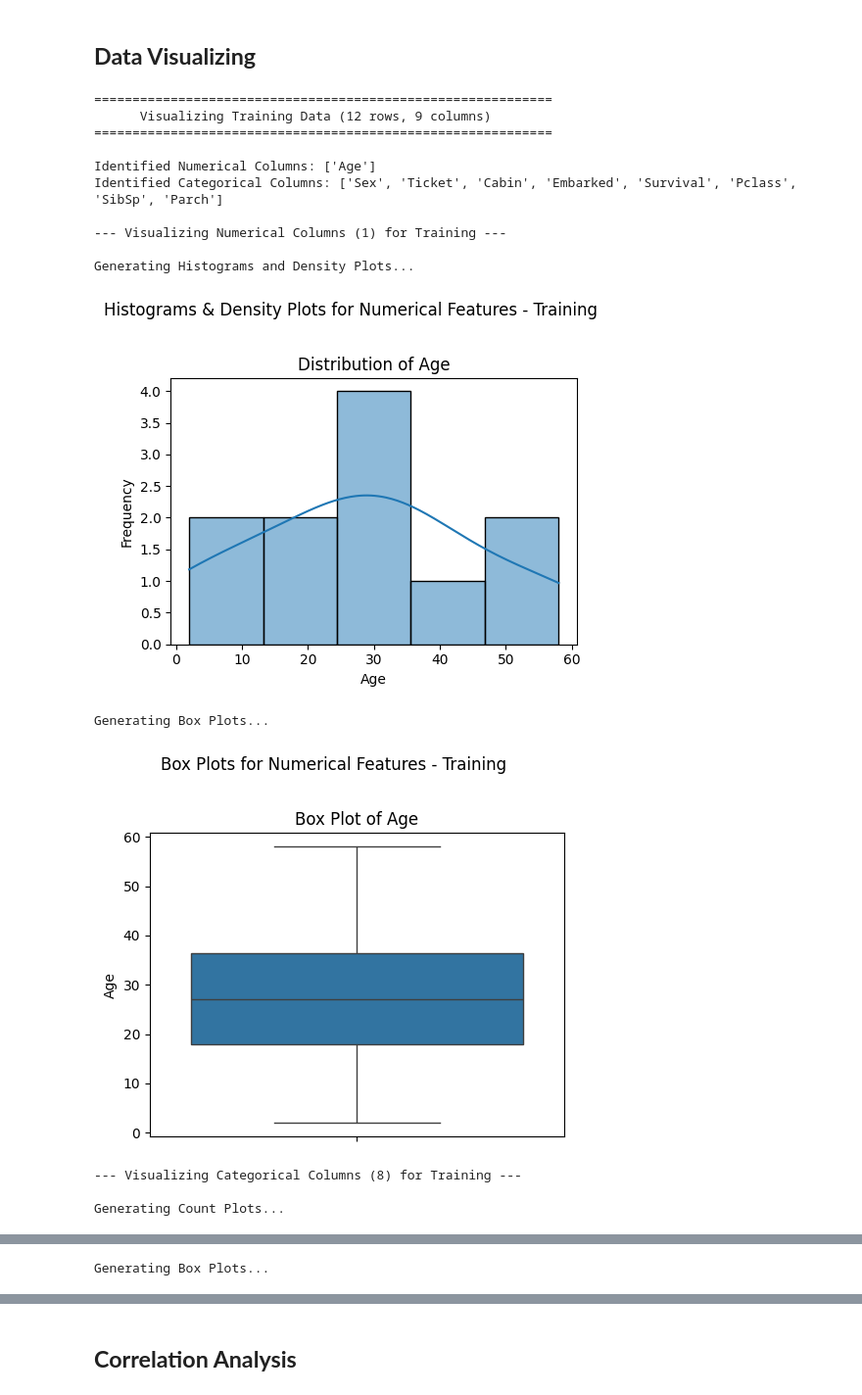
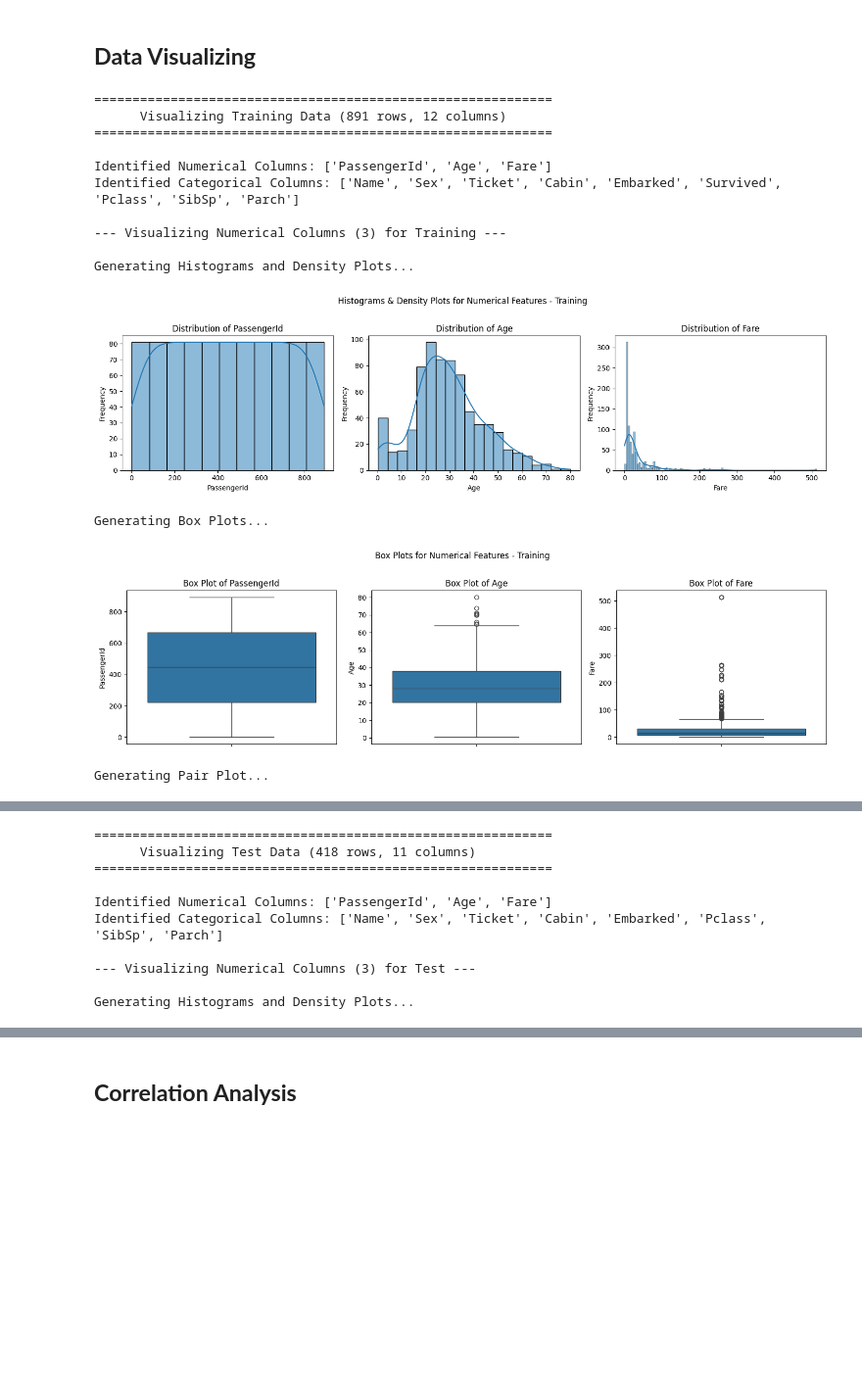
Before and after one commit to Sayed-Hossein-Hosseini/Saving_Titanic_Passengers_From_Disaster, a Jupyter notebook: Saving_Titanic_Passengers_From_Disaster.ipynb, the cells around one changed output, grey strips where cells are left out. Shown at 98% size. Drawn from its saved outputs; the diff is of its cells as text; code cells hidden in the pictures; blank space fills up the shorter version.

```diff
--- a/Saving_Titanic_Passengers_From_Disaster.ipynb
+++ b/Saving_Titanic_Passengers_From_Disaster.ipynb
@@ -218,32 +218,32 @@ Data columns (total 12 columns):
 # Define sample DataFrames based on the image descriptions (Titanic)
 # ==================================================
 # Sample data for training (df_train)
-data_train = {
-    'Survival': [0, 1, 1, 1, 0, 0, 0, 0, 1, 1, 0, 1], # 0 = No, 1 = Yes
-    'Pclass': [3, 1, 3, 1, 3, 3, 1, 3, 3, 2, 3, 1],   # Ticket class: 1, 2, 3
-    'Sex': ['male', 'female', 'female', 'female', 'male', 'male', 'male', 'male', 'female', 'female', 'male', 'female'], # Sex: male, female
-    'Age': [22.0, 38.0, 26.0, 35.0, 35.0, np.nan, 54.0, 2.0, 27.0, 14.0, 4.0, 58.0], # Age of passenger (continuous)
-    'SibSp': [1, 1, 0, 1, 0, 0, 0, 3, 0, 1, 1, 0],    # Number of siblings / spouses aboard
-    'Parch': [0, 0, 0, 0, 0, 0, 0, 1, 2, 0, 1, 0],    # Number of parents / children aboard
-    'Ticket': ['A/5 21171', 'PC 17599', 'STON/O2. 3101282', '113803', '373450', '330877', '17463', '349909', '347742', '237736', 'PP 9549', '110413'], # Ticket number (categorical)
-    'Cabin': [np.nan, 'C85', np.nan, 'C123', np.nan, np.nan, 'E46', np.nan, np.nan, np.nan, 'G6', 'C103'], # Cabin number (categorical with many missing values)
-    'Embarked': ['S', 'C', 'S', 'S', 'S', 'Q', 'S', 'S', 'S', 'C', 'S', 'S'] # Port of Embarkation (S, C, Q)
-}
-df_train = pd.DataFrame(data_train)
+# data_train = {
+#     'Survival': [0, 1, 1, 1, 0, 0, 0, 0, 1, 1, 0, 1], # 0 = No, 1 = Yes
+#     'Pclass': [3, 1, 3, 1, 3, 3, 1, 3, 3, 2, 3, 1],   # Ticket class: 1, 2, 3
+#     'Sex': ['male', 'female', 'female', 'female', 'male', 'male', 'male', 'male', 'female', 'female', 'male', 'female'], # Sex: male, female
+#     'Age': [22.0, 38.0, 26.0, 35.0, 35.0, np.nan, 54.0, 2.0, 27.0, 14.0, 4.0, 58.0], # Age of passenger (continuous)
+#     'SibSp': [1, 1, 0, 1, 0, 0, 0, 3, 0, 1, 1, 0],    # Number of siblings / spouses aboard
+#     'Parch': [0, 0, 0, 0, 0, 0, 0, 1, 2, 0, 1, 0],    # Number of parents / children aboard
+#     'Ticket': ['A/5 21171', 'PC 17599', 'STON/O2. 3101282', '113803', '373450', '330877', '17463', '349909', '347742', '237736', 'PP 9549', '110413'], # Ticket number (categorical)
+#     'Cabin': [np.nan, 'C85', np.nan, 'C123', np.nan, np.nan, 'E46', np.nan, np.nan, np.nan, 'G6', 'C103'], # Cabin number (categorical with many missing values)
+#     'Embarked': ['S', 'C', 'S', 'S', 'S', 'Q', 'S', 'S', 'S', 'C', 'S', 'S'] # Port of Embarkation (S, C, Q)
+# }
+# df_train = pd.DataFrame(data_train)
 
-# Sample data for testing (df_test) - usually does not include the 'Survival' column
-data_test = {
-    'Pclass': [3, 3, 2, 3, 1, 3, 2, 1],
-    'Sex': ['male', 'female', 'male', 'male', 'female', 'male', 'male', 'female'],
-    'Age': [34.5, 47.0, 62.0, 27.0, 22.0, 14.5, 21.0, np.nan], # Age of passenger (continuous) - added NaN
-    'SibSp': [0, 1, 0, 0, 1, 0, 1, 0],
-    'Parch': [0, 0, 0, 0, 1, 0, 0, 0],
-    'Ticket': ['330911', '363272', '240276', '315154', '113572', '330972', 'SC/PARIS 2167', 'PC 17758'],
-    'Cabin': [np.nan, np.nan, np.nan, np.nan, 'B42', np.nan, np.nan, 'C47'],
-    'Embarked': ['Q', 'S', 'Q', 'S', 'S', 'S', 'C', 'C']
-}
-df_test = pd.DataFrame(data_test)
-# --- End of Sample Data Section ---
+# # Sample data for testing (df_test) - usually does not include the 'Survival' column
+# data_test = {
+#     'Pclass': [3, 3, 2, 3, 1, 3, 2, 1],
+#     'Sex': ['male', 'female', 'male', 'male', 'female', 'male', 'male', 'female'],
+#     'Age': [34.5, 47.0, 62.0, 27.0, 22.0, 14.5, 21.0, np.nan], # Age of passenger (continuous) - added NaN
+#     'SibSp': [0, 1, 0, 0, 1, 0, 1, 0],
+#     'Parch': [0, 0, 0, 0, 1, 0, 0, 0],
+#     'Ticket': ['330911', '363272', '240276', '315154', '113572', '330972', 'SC/PARIS 2167', 'PC 17758'],
+#     'Cabin': [np.nan, np.nan, np.nan, np.nan, 'B42', np.nan, np.nan, 'C47'],
+#     'Embarked': ['Q', 'S', 'Q', 'S', 'S', 'S', 'C', 'C']
+# }
+# df_test = pd.DataFrame(data_test)
+# # --- End of Sample Data Section ---
 
 
 # Helper function to visualize the DataFrame (with countplot fix)
@@ -371,40 +371,38 @@ def visualize_dataframe(df, df_name):
              except Exception as e:
                   print(f"  Could not plot countplot for {col}: {e}")
         plt.suptitle(f'Count Plots for Categorical Features - {df_name}', y=1.02)
         plt.tight_layout(rect=[0, 0, 1, 1])
         plt.show()
 
     else:
         print(f"\n--- No categorical columns found to visualize for {df_name} ---")
 
 # --- Run Visualization ---
 if 'df_train' in locals() or 'df_train' in globals():
     visualize_dataframe(df_train, 'Training')
 else:
     print("\nError: DataFrame 'df_train' does not exist.")
 
 if 'df_test' in locals() or 'df_test' in globals():
     visualize_dataframe(df_test, 'Test')
 else:
     print("\nError: DataFrame 'df_test' does not exist.")
 
 print("\n" + "="*60)
 print("          End of Data Visualization")
 print("="*60)
 # %% [output]
 ============================================================
-      Visualizing Training Data (12 rows, 9 columns)
+      Visualizing Training Data (891 rows, 12 columns)
 ============================================================
 
-Identified Numerical Columns: ['Age']
-Identified Categorical Columns: ['Sex', 'Ticket', 'Cabin', 'Embarked', 'Survival', 'Pclass', 'SibSp', 'Parch']
+Identified Numerical Columns: ['PassengerId', 'Age', 'Fare']
+Identified Categorical Columns: ['Name', 'Sex', 'Ticket', 'Cabin', 'Embarked', 'Survived', 'Pclass', 'SibSp', 'Parch']
 
---- Visualizing Numerical Columns (1) for Training ---
+--- Visualizing Numerical Columns (3) for Training ---
 
 Generating Histograms and Density Plots...
-[figure, old version]
+[figure, new version]
 Generating Box Plots...
-[figure, old version]
+[figure, new version]
---- Visualizing Categorical Columns (8) for Training ---
-
-Generating Count Plots...
+Generating Pair Plot...
@@ -423 +417,10 @@ Generating Histograms and Density Plots...
-Generating Box Plots...
+============================================================
+      Visualizing Test Data (418 rows, 11 columns)
+============================================================
+
+Identified Numerical Columns: ['PassengerId', 'Age', 'Fare']
+Identified Categorical Columns: ['Name', 'Sex', 'Ticket', 'Cabin', 'Embarked', 'Pclass', 'SibSp', 'Parch']
+
+--- Visualizing Numerical Columns (3) for Test ---
+
+Generating Histograms and Density Plots...
```
Also changed, not shown: parts of 5 cells of this notebook.
